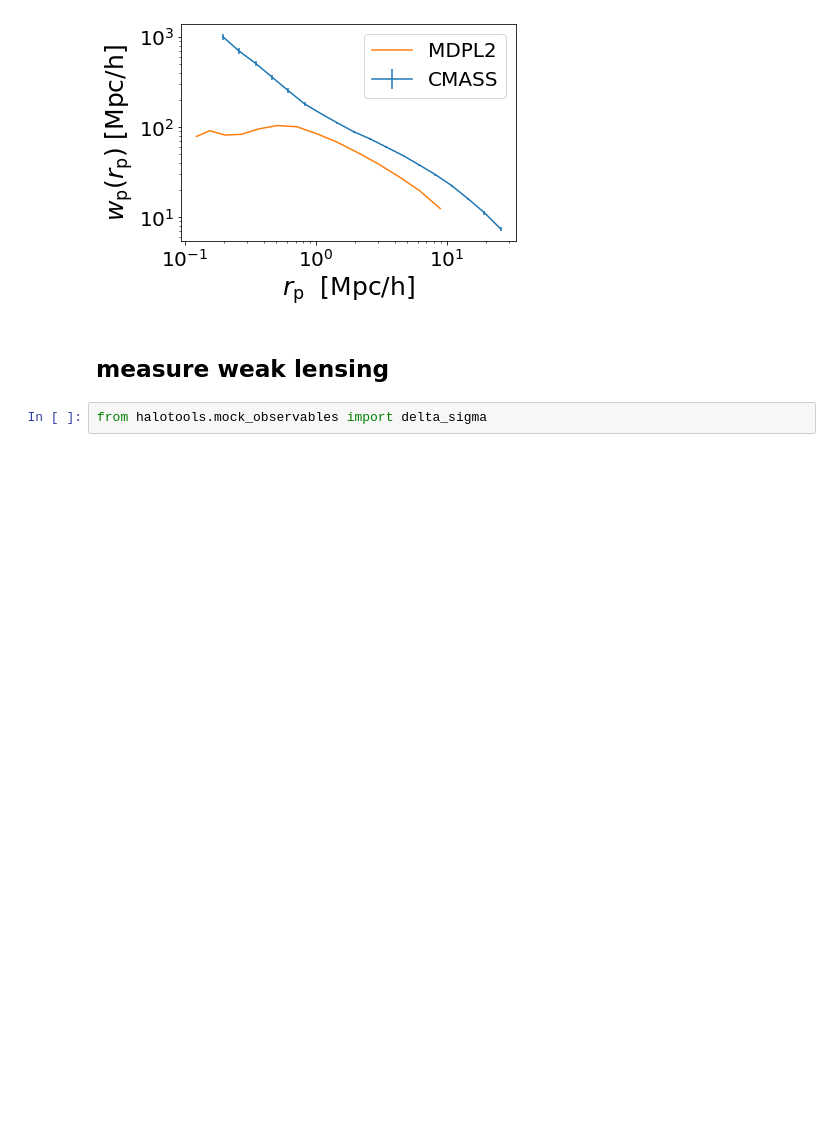
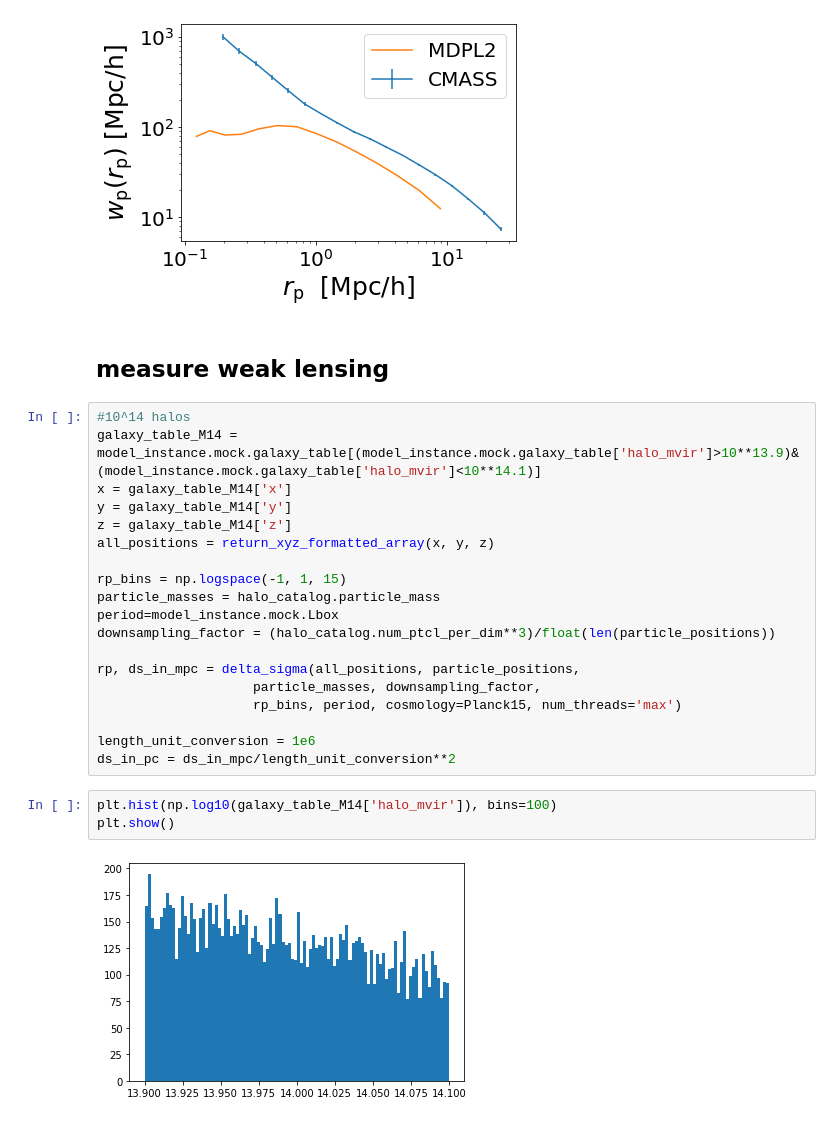
Before and after one commit to f-ardila/baryonic_effects, a Jupyter notebook: CMASS/cmass.ipynb, the cells around one changed output. Saved outputs shown, nothing was run; the diff lists cells and outputs as text; blank space fills up the shorter version.

```diff
--- a/CMASS/cmass.ipynb
+++ b/CMASS/cmass.ipynb
@@ -204,5 +306,27 @@ plt.show()
 [figure]
 # %% [markdown]
 ## measure weak lensing
-# %%
-from halotools.mock_observables import delta_sigma
+# %%
+#10^14 halos
+galaxy_table_M14 = model_instance.mock.galaxy_table[(model_instance.mock.galaxy_table['halo_mvir']>10**13.9)&(model_instance.mock.galaxy_table['halo_mvir']<10**14.1)]
+x = galaxy_table_M14['x']
+y = galaxy_table_M14['y']
+z = galaxy_table_M14['z']
+all_positions = return_xyz_formatted_array(x, y, z)
+
+rp_bins = np.logspace(-1, 1, 15)
+particle_masses = halo_catalog.particle_mass
+period=model_instance.mock.Lbox
+downsampling_factor = (halo_catalog.num_ptcl_per_dim**3)/float(len(particle_positions))
+
+rp, ds_in_mpc = delta_sigma(all_positions, particle_positions,
+                    particle_masses, downsampling_factor,
+                    rp_bins, period, cosmology=Planck15, num_threads='max')
+
+length_unit_conversion = 1e6
+ds_in_pc = ds_in_mpc/length_unit_conversion**2
+# %%
+plt.hist(np.log10(galaxy_table_M14['halo_mvir']), bins=100)
+plt.show()
+# %% [output]
+[figure, added]
```
Also changed, not shown: parts of 32 cells of this notebook, 1 other file.
